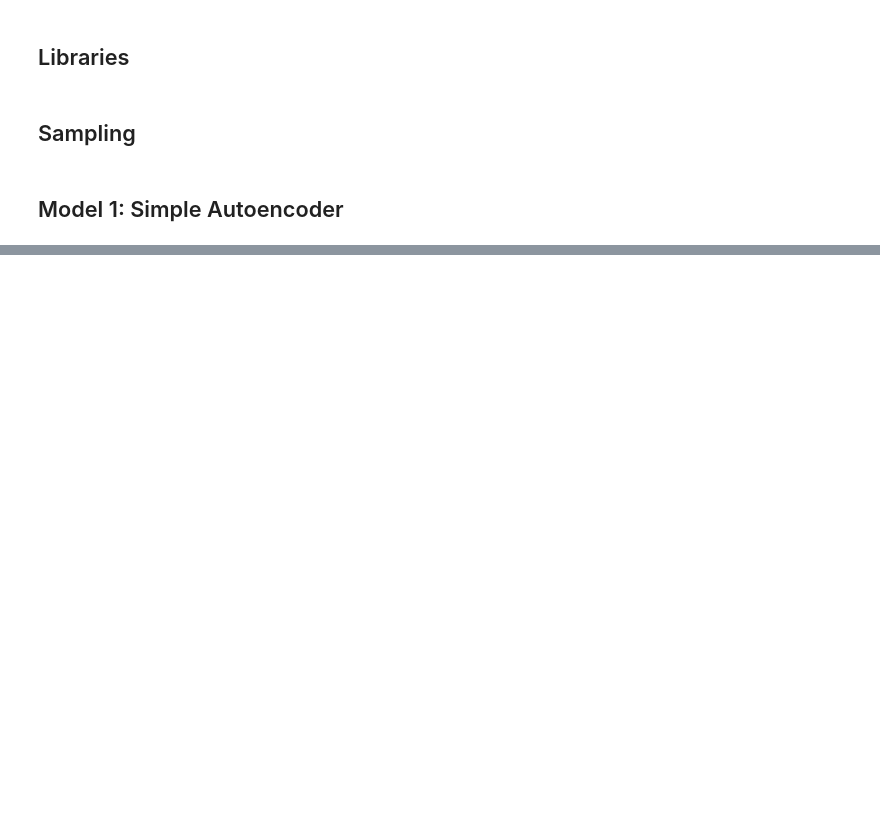
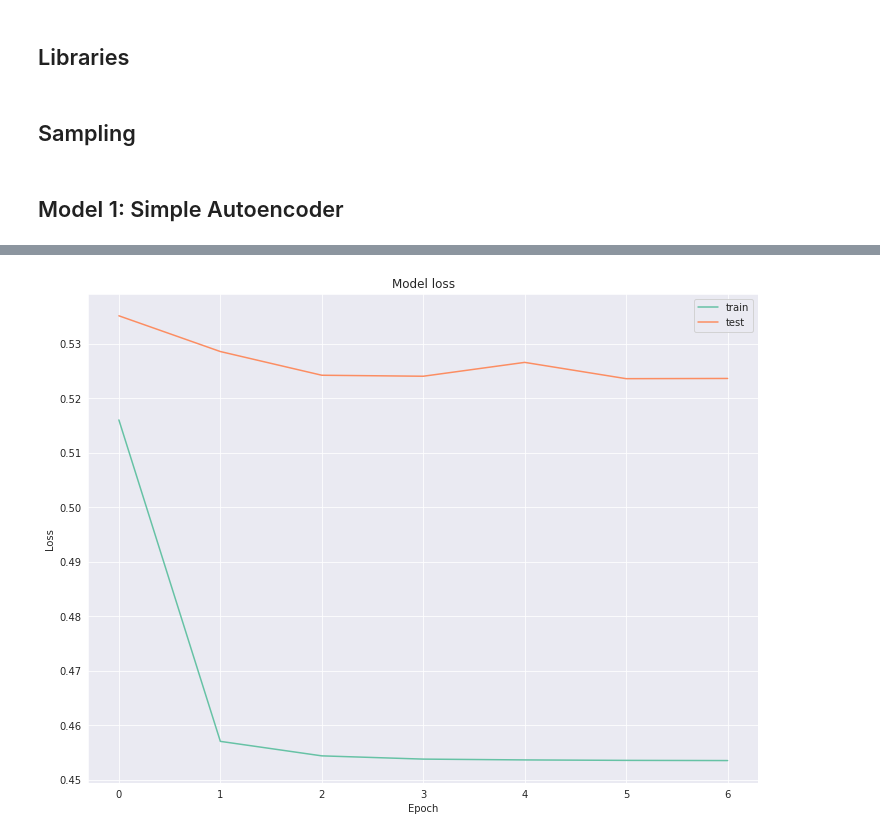
Before and after one commit to TheodorIvanov/Summer_Project, a Jupyter notebook: summer_project_nns.ipynb, the cells around one changed output, grey strips where cells are left out. Cells and saved outputs as stored; diff of their text form; code cells hidden in the pictures; blank space fills up the shorter version.

```diff
--- a/summer_project_nns.ipynb
+++ b/summer_project_nns.ipynb
@@ -74,7 +76,7 @@ def ReconstructionScatter(cleared, frauds, threshold):
   plt.legend(loc = 'best')
   plt.title('Reconstructed Transactions')
   plt.xlabel('Transaction ID')
-  plt.ylabel('Reconstruction Error')
+  plt.ylabel('Root Reconstruction Error')
   plt.show();
 
 def ModelPerformance(X_test, y_test, prediction):
@@ -181,0 +186,14 @@ ModelPerformance(X_test, y_test, reconstructed.pred_class)
+# %%
+# Feature Selection
+
+scaled = scaled.iloc[:, [2, 3, 8, 9, 10, 11, 13, 15, 16, 17, -1]]
+
+# Splitting the data
+
+train, test = train_test_split(scaled, test_size = 0.2, random_state = seed)
+
+X_train = (train[train.Class == 0]).drop(['Class'], axis = 1) # using only the cleared transactions for training
+X_test = test.drop(['Class'], axis=1)
+y_test = test['Class']
+
+input_dim = X_train.shape[1] # input dimensions for the neural networks
@@ -181,0 +202,74 @@ ModelPerformance(X_test, y_test, reconstructed.pred_class)
+# %%
+latent = 50 # dimension of the latent vector 5
+batch_size = 128
+epochs = 100
+
+# Defining the Model
+
+inputs = Input(shape=(input_dim,), name = 'input_encoder')
+
+encoder = Dense(15, activation='relu')(inputs) # 6
+encoder = Dense(20, activation='relu')(encoder) # 9
+
+bottleneck  = Dense(latent, activation='relu')(encoder)
+
+decoder = Dense(20, activation='relu')(bottleneck)
+decoder = Dense(15, activation='relu')(decoder)
+decoder = Dense(input_dim, activation='relu')(decoder)
+
+autoencoder_2 = Model(inputs,decoder)
+# autoencoder_2.summary()
+# keras.utils.plot_model(autoencoder_2, show_shapes=True)
+
+# Compiling the model
+
+autoencoder_2.compile(optimizer=keras.optimizers.Adam(),
+                      loss = losses.mean_squared_error,
+                      metrics = ['mae','accuracy'])
+
+# Early Stopper
+
+stopper = EarlyStopping(monitor = 'val_loss',
+                        min_delta = 0.005,
+                        verbose = 1,
+                        patience = 5,
+                        restore_best_weights = True)
+
+# Training
+
+history = autoencoder_2.fit(X_train, X_train,
+                            batch_size = batch_size,
+                            epochs = epochs,
+                            verbose = 2,
+                            validation_data = (X_test, X_test),
+                            callbacks = [stopper])
+
+LossGraph(history)
+
+# Predicting
+
+predictions = autoencoder_2.predict(X_test)
+
+# Reconstruction error (RMSE)
+
+rmse = np.sqrt(np.mean(np.power(X_test - predictions, 2), axis = 1))
+
+# Reconstructed data
+
+reconstructed = pd.DataFrame({'rec_error': rmse,'true_class': y_test})
+
+frauds = reconstructed[reconstructed.true_class == 1].drop('true_class', axis = 1)
+cleared = reconstructed[reconstructed.true_class == 0].drop('true_class', axis = 1)
+
+# Predicting the class using the threshtold
+
+threshold = 3
+
+reconstructed['pred_class'] = 0
+reconstructed.pred_class[reconstructed.rec_error > threshold] = 1
+
+# Model Performance
+
+ReconstructionScatter(cleared, frauds, threshold = threshold)
+ModelPerformance(X_test, y_test, reconstructed.pred_class)
+# %% [output]
@@ -181,0 +293 @@ ModelPerformance(X_test, y_test, reconstructed.pred_class)
+[figure, added]
```
Also changed, not shown: parts of 5 cells of this notebook.
